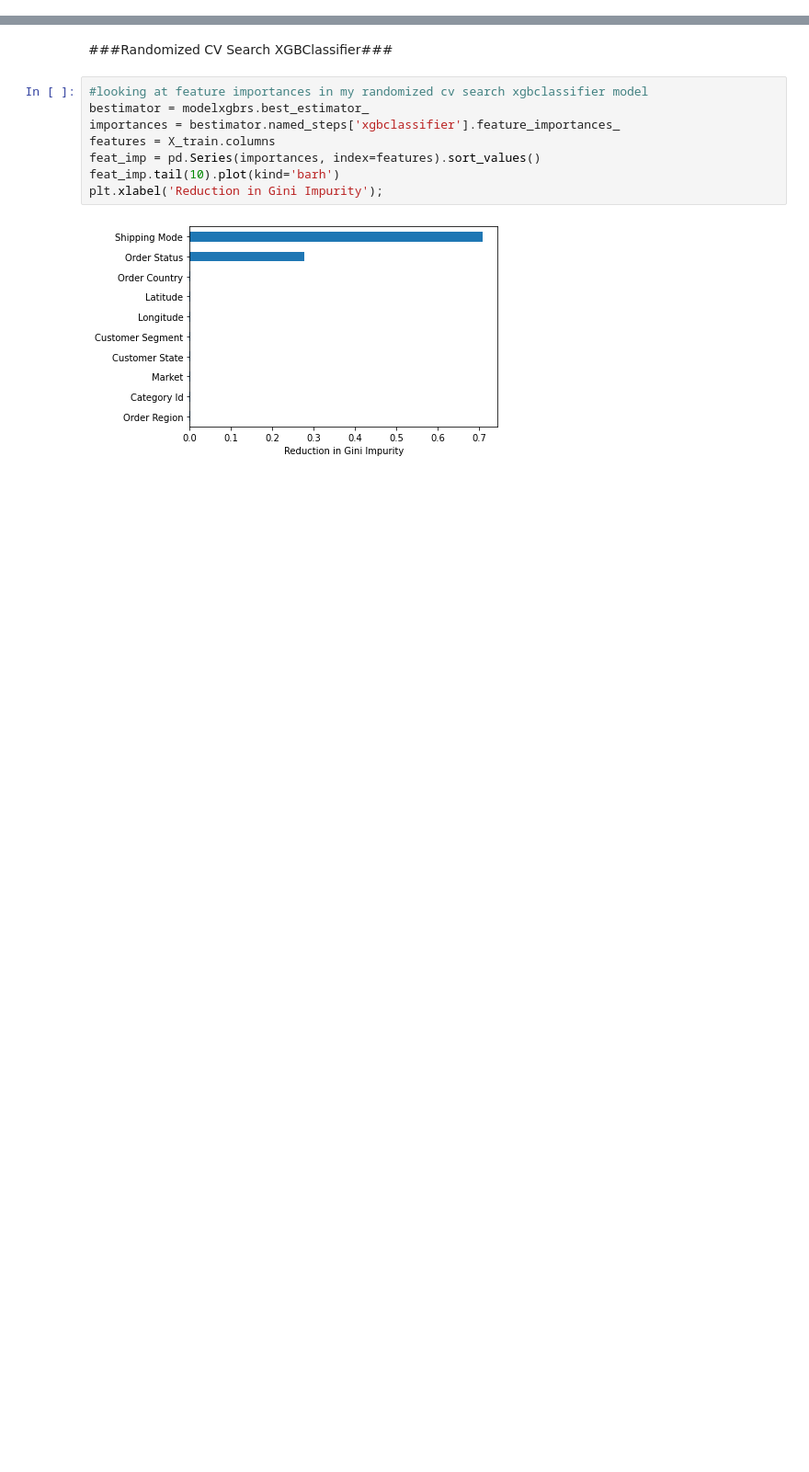
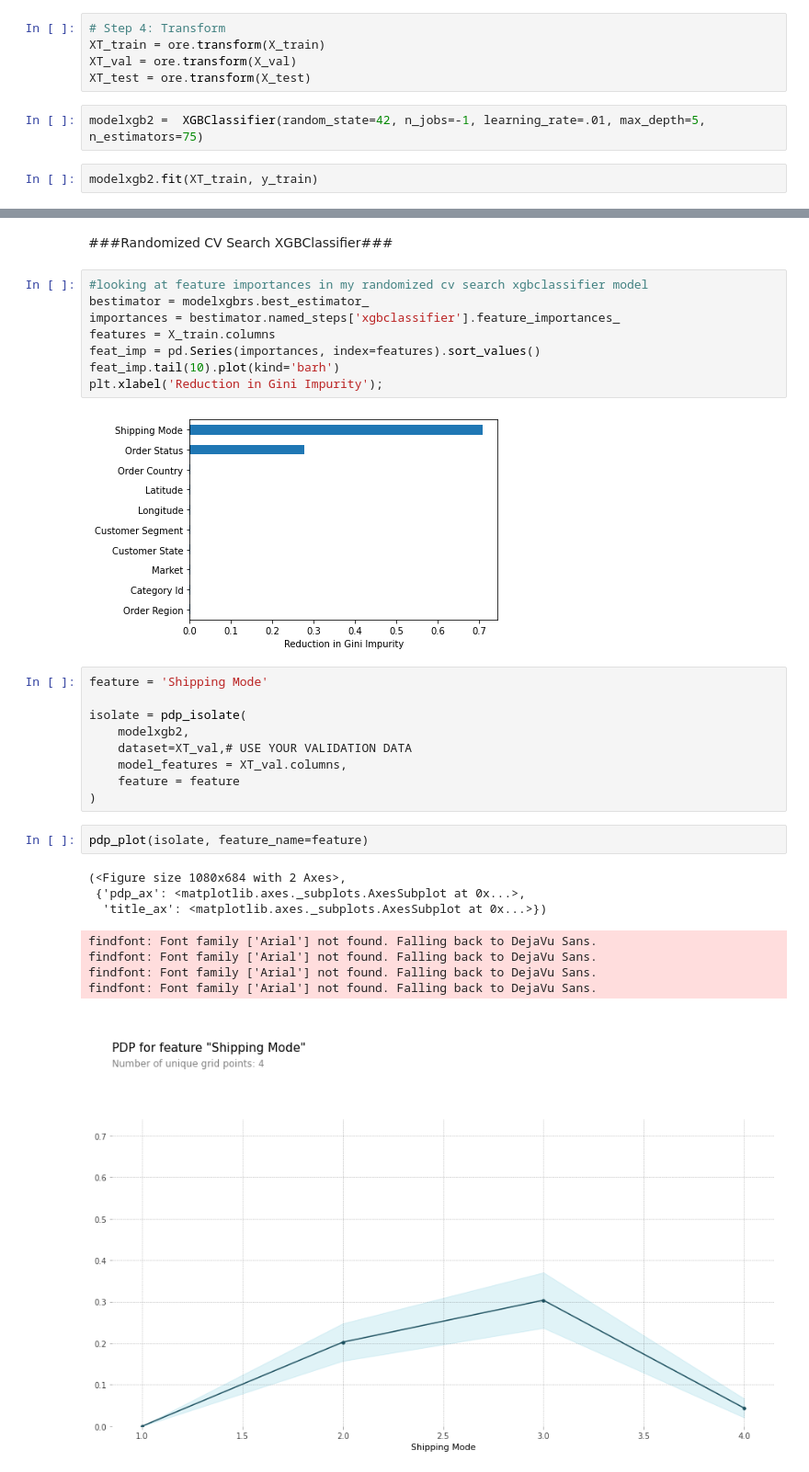
Before and after one commit to andresmvidaurre/DataCo-Build-Project, a Jupyter notebook: Final_DataCo_Build_Project.ipynb, the cells around one changed output, grey strips where cells are left out. Shown at 92% size. Saved outputs shown, nothing was run; the diff lists cells and outputs as text; blank space fills up the shorter version.

```diff
--- a/Final_DataCo_Build_Project.ipynb
+++ b/Final_DataCo_Build_Project.ipynb
@@ -699,0 +734,9 @@ modelxgbrs.best_score_
+# %%
+# Step 4: Transform
+XT_train = ore.transform(X_train)
+XT_val = ore.transform(X_val)
+XT_test = ore.transform(X_test)
+# %%
+modelxgb2 =  XGBClassifier(random_state=42, n_jobs=-1, learning_rate=.01, max_depth=5, n_estimators=75)
+# %%
+modelxgb2.fit(XT_train, y_train)
@@ -903,3 +957,23 @@ feat_imp.tail(10).plot(kind='barh')
 plt.xlabel('Reduction in Gini Impurity');
 # %% [output]
 [figure]
+# %%
+feature = 'Shipping Mode'
+
+isolate = pdp_isolate(
+    modelxgb2,
+    dataset=XT_val,# USE YOUR VALIDATION DATA
+    model_features = XT_val.columns,
+    feature = feature
+)
+# %%
+pdp_plot(isolate, feature_name=feature)
+# %% [output]
+(<Figure size 1080x684 with 2 Axes>,
+ {'pdp_ax': <matplotlib.axes._subplots.AxesSubplot at 0x...>,
+  'title_ax': <matplotlib.axes._subplots.AxesSubplot at 0x...>})
+findfont: Font family ['Arial'] not found. Falling back to DejaVu Sans.
+findfont: Font family ['Arial'] not found. Falling back to DejaVu Sans.
+findfont: Font family ['Arial'] not found. Falling back to DejaVu Sans.
+findfont: Font family ['Arial'] not found. Falling back to DejaVu Sans.
+[figure, added]
```
Also changed, not shown: parts of 14 cells of this notebook.
